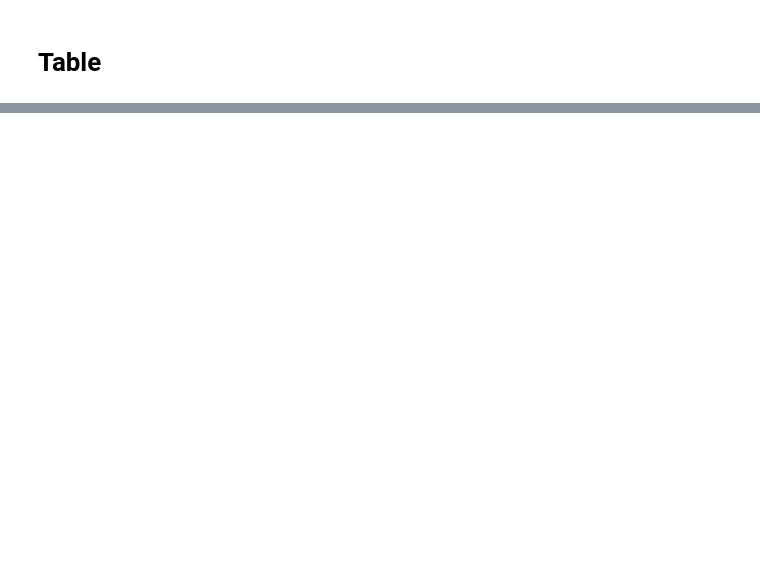
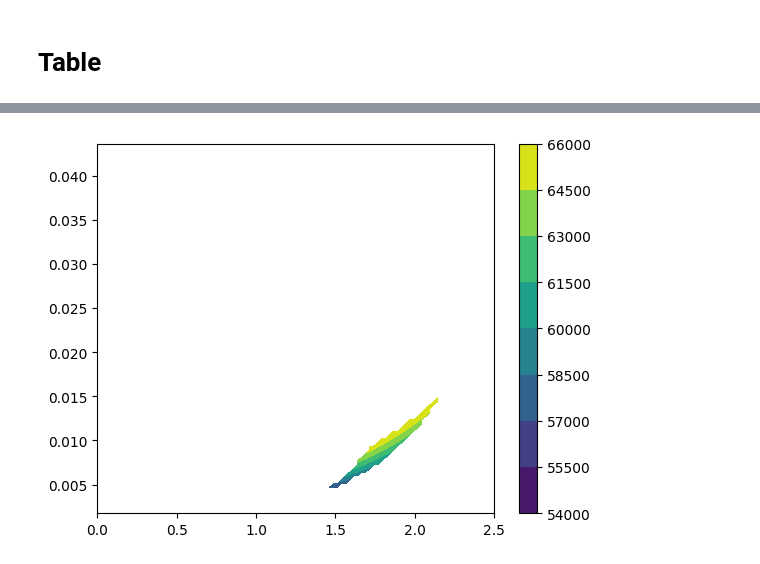
Before and after one commit to RileyKyle/Prop_2_Assignments, a Jupyter notebook: project_2/prop2project2_1.ipynb, the cells around one changed output, grey strips where cells are left out. Cells and saved outputs as stored; diff of their text form; code cells hidden in the pictures; blank space fills up the shorter version.

```diff
--- a/project_2/prop2project2_1.ipynb
+++ b/project_2/prop2project2_1.ipynb
@@ -243,0 +421,9 @@ f
+# %%
+fig = plt.figure(2)
+ax = plt.axes()
+cp = ax.contourf(M0,m_dot_f,rpm_plot,cmap='viridis')
+
+fig.colorbar(cp)
+plt.show()
+# %% [output]
+[figure, added]
```
Also changed, not shown: parts of 20 cells of this notebook, 2 other files.
